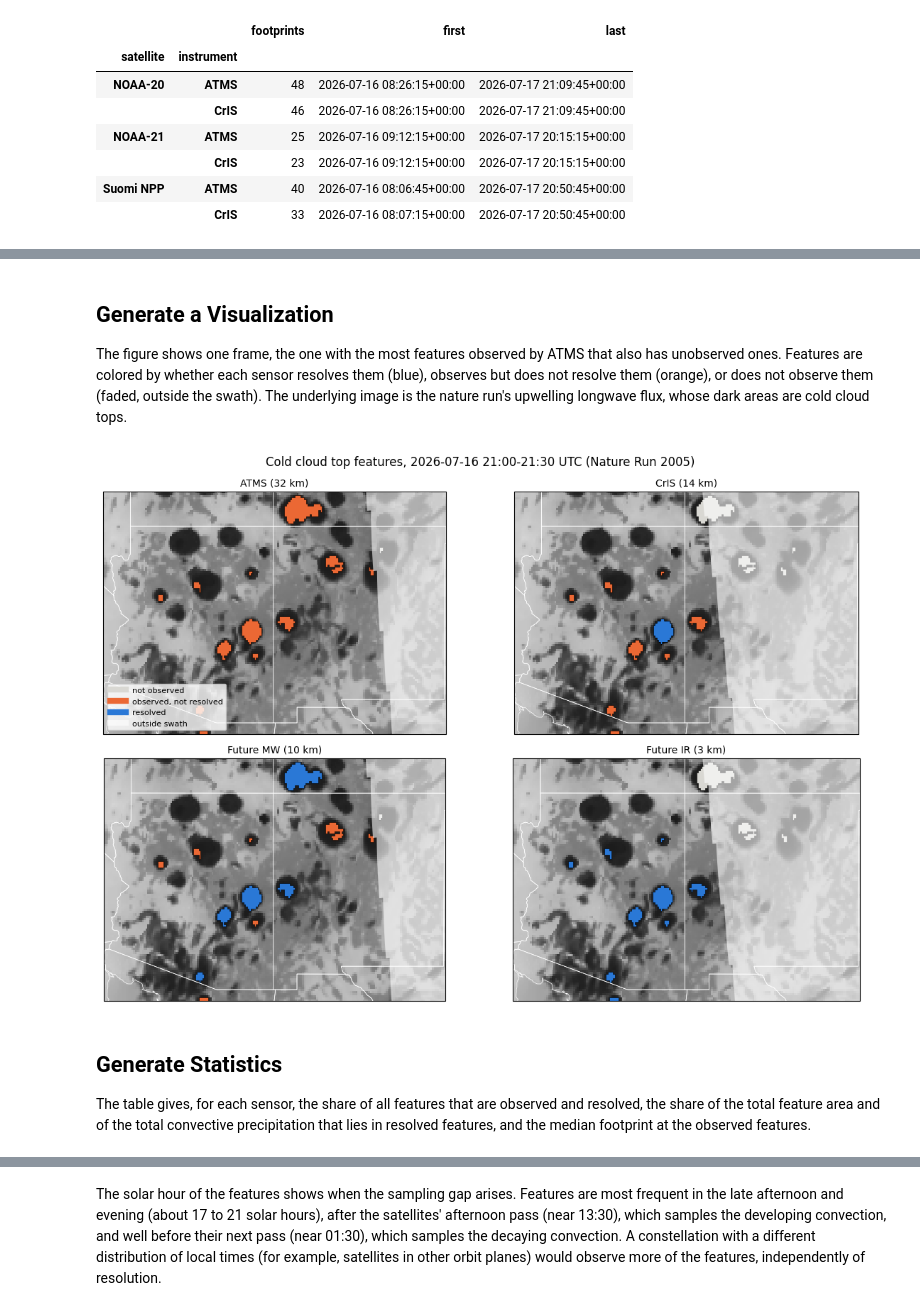
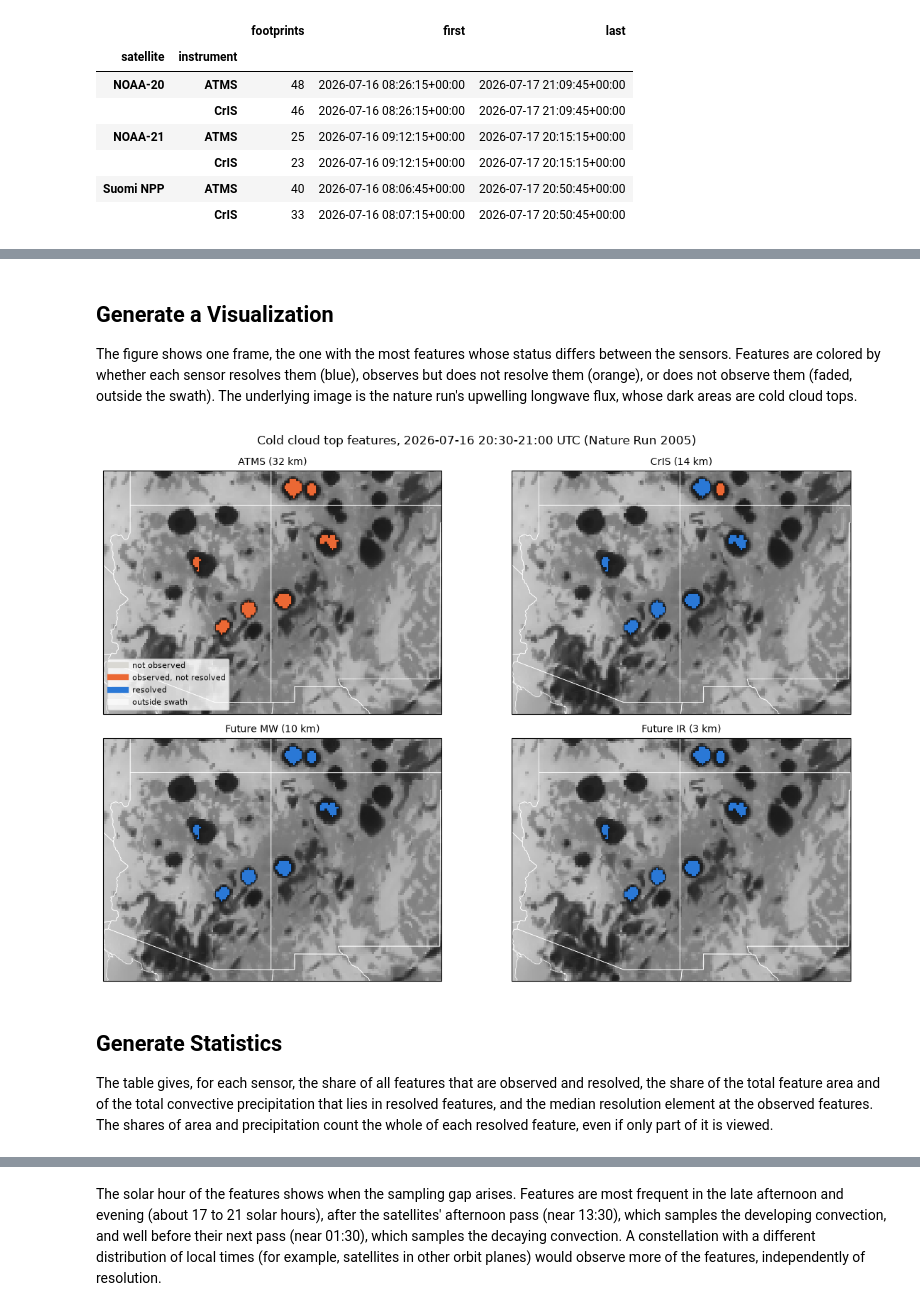
Before and after one commit to code-lab-org/tatc, a Jupyter notebook: docs/examples/RunOSSEMonsoon.ipynb, the cells around one changed output, grey strips where cells are left out. Drawn from its saved outputs; the diff is of its cells as text; code cells hidden in the pictures.

```diff
--- a/docs/examples/RunOSSEMonsoon.ipynb
+++ b/docs/examples/RunOSSEMonsoon.ipynb
@@ -102,7 +102,7 @@ from skyfield.api import wgs84
 from tatc.constants import EARTH_MEAN_RADIUS, de421, timescale
 
 THRESHOLD = 5.67037e-8 * 220**4  # W m-2, the upwelling longwave flux of a 220 K blackbody
-MIN_CELLS = 2  # smaller features are not resolved by the Nature Run
+EFFECTIVE_RESOLUTION_KM = 4 * 7  # km, several grid spacings (Gelaro et al., 2015); smaller features are not resolved
 
 lon, lat = nature.lon.values, nature.lat.values
 lon2d, lat2d = np.meshgrid(lon, lat)
@@ -141,9 +141,9 @@ for frame in range(n_frames):
         polygons.append(shapely.union_all(cluster))
 
 features = gpd.GeoDataFrame(records, geometry=polygons, crs="EPSG:4326")
-features = features[features.n_cells >= MIN_CELLS].reset_index(drop=True)
+features["diameter_km"] = np.sqrt(4 * features.area_km2 / np.pi)  # of a circle of equal area
+features = features[features.diameter_km >= EFFECTIVE_RESOLUTION_KM].reset_index(drop=True)
 features["time"] = start + features.frame * frame_duration
-features["diameter_km"] = np.sqrt(4 * features.area_km2 / np.pi)  # of a circle of equal area
 # solar hour at the feature (hour angle of the Sun plus 12 hours) at the middle of the frame, in the Nature Run's year
 solar_time = timescale.from_datetimes([nature_start + (frame + 0.5) * frame_duration for frame in features.frame])
 features["solar_hour"] = (
@@ -230,6 +230,9 @@ satellites = [
 ]
 
 REFERENCE_RANGE_KM = 830  # nominal slant range at nadir (altitude), at which the nominal resolutions apply
+# angular spacing (deg) of the samples of each scan, fitted to NOAA-20 data in the validation notebooks: the ATMS scan
+# positions and the pitch of the CrIS 3 x 3 array of views
+SAMPLING_DEG = {"ATMS": scans["ATMS"]["spacing"], "CrIS": 1.092}
 # sensors: the scan (swath) they share, their horizontal resolution at nadir (km), and vertical resolution (m)
 sensors = pd.DataFrame(
     [
@@ -239,5 +242,8 @@ sensors = pd.DataFrame(
         {"sensor": "Future IR", "swath": "CrIS", "horizontal_km": 3, "vertical_m": 150},
     ]
 ).set_index("sensor")
-sensors
+# sample spacing at nadir (km): that of the heritage sensor, scaled for the future sensors in proportion to their footprint
+heritage_km = sensors.horizontal_km[sensors.swath].values
+sensors["sampling_km"] = REFERENCE_RANGE_KM * np.radians(sensors.swath.map(SAMPLING_DEG)) * sensors.horizontal_km / heritage_km
+sensors.round(1)
 # %% [output]
@@ -358,47 +387,47 @@ results.groupby("sensor")[["observed", "resolved"]].sum().join(sensors).loc[sens
 # %% [markdown]
 ## Generate a Visualization
 
-The figure shows one frame, the one with the most features observed by ATMS that also has unobserved ones. Features are colored by whether each sensor resolves them (blue), observes but does not resolve them (orange), or does not observe them (faded, outside the swath). The underlying image is the nature run's upwelling longwave flux, whose dark areas are cold cloud tops.
+The figure shows one frame, the one with the most features whose status differs between the sensors. Features are colored by whether each sensor resolves them (blue), observes but does not resolve them (orange), or does not observe them (faded, outside the swath). The underlying image is the nature run's upwelling longwave flux, whose dark areas are cold cloud tops.
 # %%
 import cartopy.crs as ccrs
 import cartopy.feature as cfeature
 
-# the frame, of those with features, with the largest number of unobserved features and the most observed features
-frame_counts = results[results.sensor == "ATMS"].groupby("frame")["observed"].agg(["sum", "size"])
-example = (frame_counts["sum"] * (frame_counts["size"] - frame_counts["sum"])).idxmax()
+# the frame with the most features whose status (not observed, observed, or resolved) differs between the sensors
+status = results.observed.astype(int) + results.resolved.astype(int)
+example = (status.groupby([results.frame, results.feature]).nunique() > 1).groupby("frame").sum().idxmax()
 example_time = start + example * frame_duration
 STATUS = {"not observed": "#d9d8d3", "observed, not resolved": "#eb6834", "resolved": "#2a78d6"}
 
 fig, axes = plt.subplots(2, 2, figsize=(12, 8), subplot_kw={"projection": ccrs.PlateCarree()})
 for ax, sensor in zip(axes.ravel(), sensors.index):
     background = nature["lwtup"].isel(time=example)
     ax.pcolormesh(background.lon, background.lat, background, cmap="Greys_r", vmin=100, vmax=450, shading="auto", transform=ccrs.PlateCarree())
     members = results[(results.sensor == sensor) & (results.frame == example)]
     status = np.where(members.resolved, "resolved", np.where(members.observed, "observed, not resolved", "not observed"))
     for label, color in STATUS.items():
         selected = features.loc[members.feature[status == label]]
         if len(selected):
             selected.plot(ax=ax, facecolor=color, edgecolor="black", linewidth=0.4, transform=ccrs.PlateCarree())
     # fade the part of the study region outside the swath
     swath = swaths.get((example, sensors.loc[sensor, "swath"]))
     outside = domain if swath is None else domain.difference(swath)
     ax.add_geometries([outside], crs=ccrs.PlateCarree(), facecolor="white", edgecolor="none", alpha=0.6)
     ax.add_feature(cfeature.STATES, edgecolor="white", linewidth=0.5)
     ax.set_extent([domain.bounds[0], domain.bounds[2], domain.bounds[1], domain.bounds[3]])
     ax.set_title(f"{sensor} ({sensors.loc[sensor, 'horizontal_km']} km)", fontsize=10)
 for label, color in STATUS.items():
     axes[0, 0].plot([], [], color=color, lw=6, label=label)
 axes[0, 0].plot([], [], color="#ffffff", lw=6, alpha=0.6, label="outside swath")
 axes[0, 0].legend(loc="lower left", fontsize=8, frameon=True)
 fig.suptitle(f"Cold cloud top features, {example_time:%Y-%m-%d %H:%M}-{example_time + frame_duration:%H:%M} UTC (Nature Run {nature_start:%Y})")
 fig.tight_layout()
 plt.show()
 # %% [output]
-[figure, old version]
+[figure, new version]
 # %% [markdown]
 ## Generate Statistics
 
-The table gives, for each sensor, the share of all features that are observed and resolved, the share of the total feature area and of the total convective precipitation that lies in resolved features, and the median footprint at the observed features.
+The table gives, for each sensor, the share of all features that are observed and resolved, the share of the total feature area and of the total convective precipitation that lies in resolved features, and the median resolution element at the observed features. The shares of area and precipitation count the whole of each resolved feature, even if only part of it is viewed.
 # %%
 total = {"features": len(features), "area": features.area_km2.sum(), "precipitation": features.tot_preccon.sum()}
 summary = results.groupby("sensor").apply(
```
Also changed, not shown: parts of 15 cells of this notebook.
